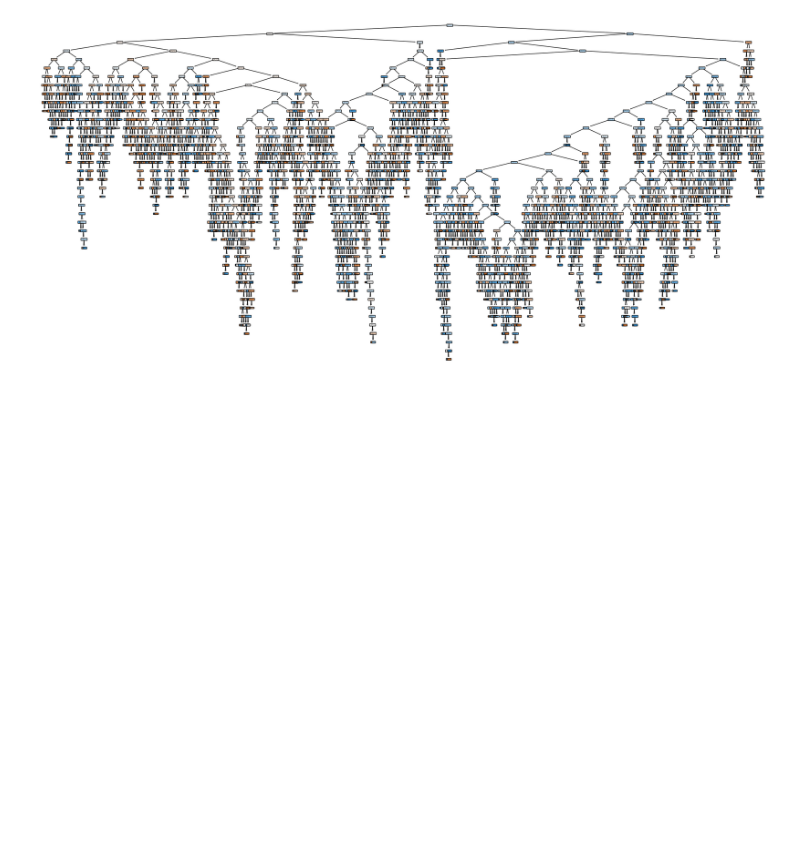
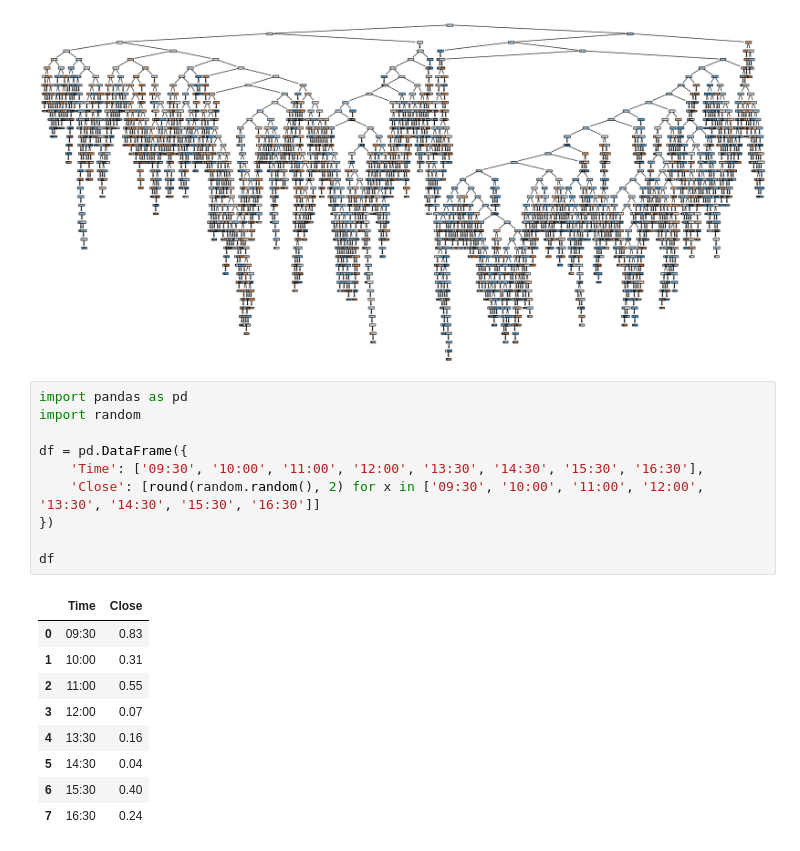
Before and after one commit to matthewdillonsmith/IST707_ClassProject, a Jupyter notebook: sandbox.ipynb, the cells around one changed output. Cells and saved outputs as stored; diff of their text form; blank space fills up the shorter version.

```diff
--- a/sandbox.ipynb
+++ b/sandbox.ipynb
@@ -229,3 +229,23 @@ plot_tree(dt_model, filled=True, feature_names=X.columns)
 plt.show()
 # %% [output]
 [figure]
+# %%
+import pandas as pd
+import random
+
+df = pd.DataFrame({
+    'Time': ['09:30', '10:00', '11:00', '12:00', '13:30', '14:30', '15:30', '16:30'],
+    'Close': [round(random.random(), 2) for x in ['09:30', '10:00', '11:00', '12:00', '13:30', '14:30', '15:30', '16:30']]
+})
+
+df
+# %% [output]
+|  | Time | Close |
+| 0 | 09:30 | 0.83 |
+| 1 | 10:00 | 0.31 |
+| 2 | 11:00 | 0.55 |
+| 3 | 12:00 | 0.07 |
+| 4 | 13:30 | 0.16 |
+| 5 | 14:30 | 0.04 |
+| 6 | 15:30 | 0.40 |
+| 7 | 16:30 | 0.24 |
```
Also changed, not shown: 3 other files.
